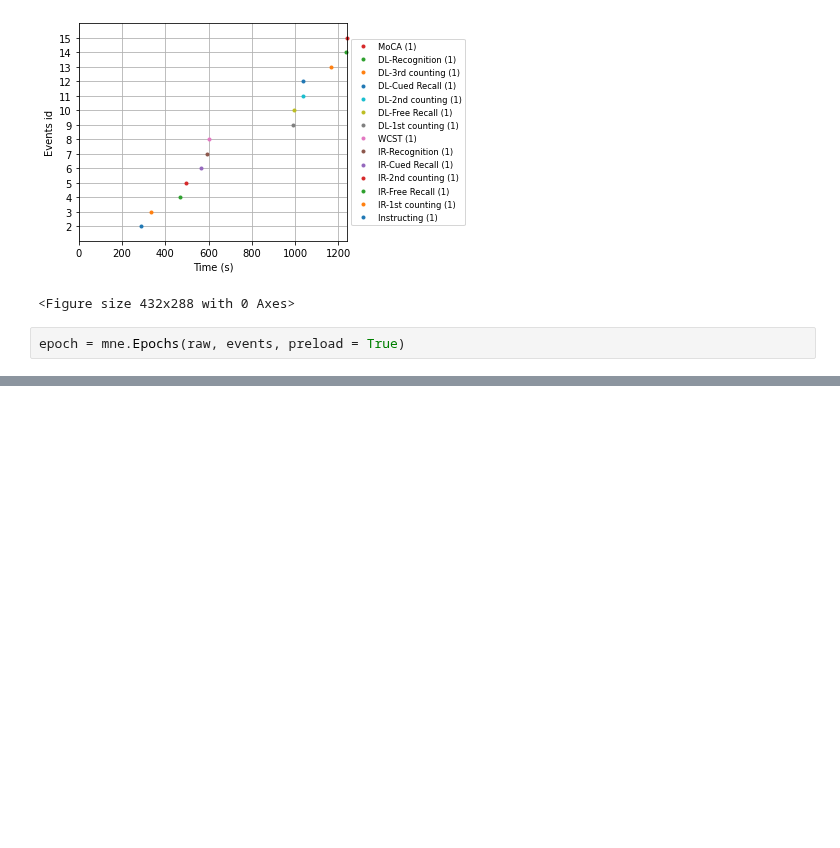
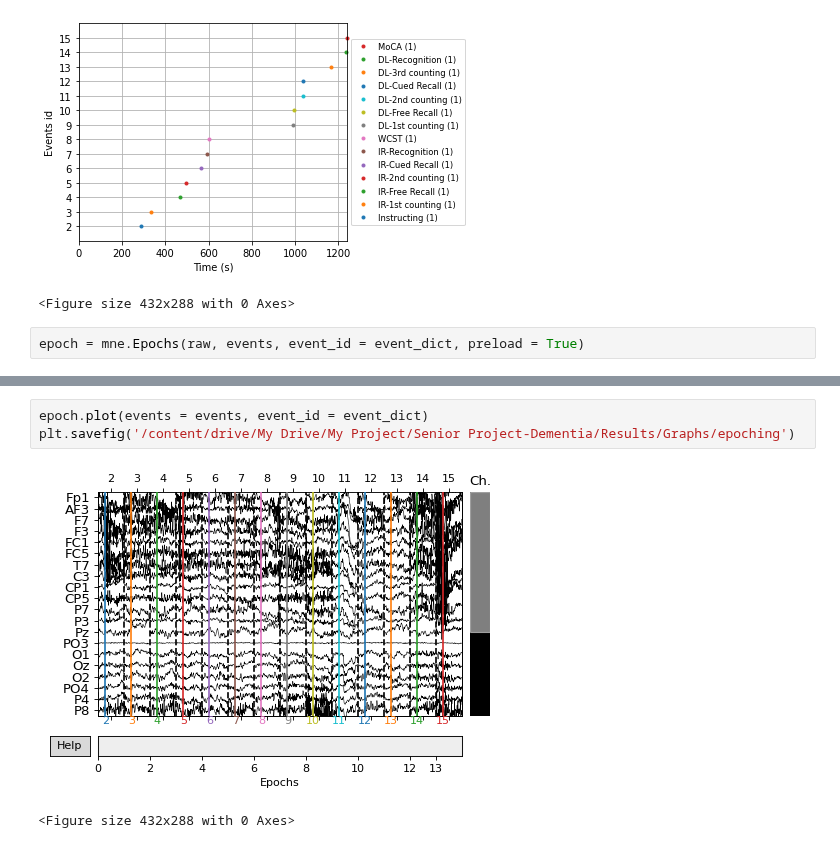
Before and after one commit to Sirabhop/Preclinical-AD-EEG-classification, a Jupyter notebook: EEG_Visualization.ipynb, the cells around one changed output, grey strips where cells are left out. Drawn from its saved outputs; the diff is of its cells as text; blank space fills up the shorter version.

```diff
--- a/EEG_Visualization.ipynb
+++ b/EEG_Visualization.ipynb
@@ -131,4 +137,4 @@ Event IDs: [ 2  3  4  5  6  7  8  9 10 11 12 13 14 15]
 [figure]
 <Figure size 432x288 with 0 Axes>
 # %%
-epoch = mne.Epochs(raw, events, preload = True)
+epoch = mne.Epochs(raw, events, event_id = event_dict, preload = True)
@@ -134,0 +149,6 @@ epoch = mne.Epochs(raw, events, preload = True)
+# %%
+epoch.plot(events = events, event_id = event_dict)
+plt.savefig('/content/drive/My Drive/My Project/Senior Project-Dementia/Results/Graphs/epoching')
+# %% [output]
+[figure, added]
+<Figure size 432x288 with 0 Axes>
```
Also changed, not shown: parts of 8 cells of this notebook.
